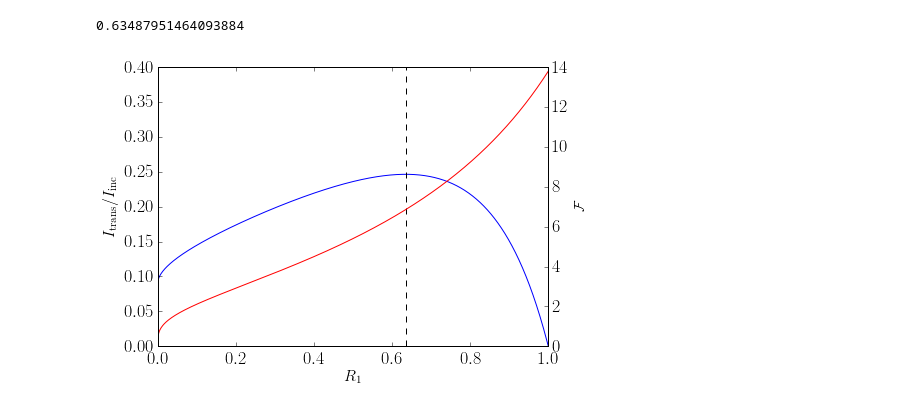
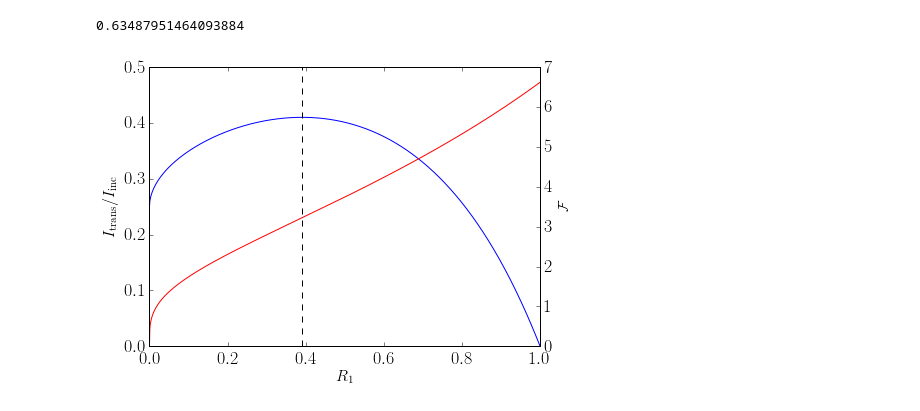
Before and after one commit to sduquemesa/CavityWeizmann, a Jupyter notebook: ramanEIT.ipynb, the cells around one changed output. Cells and saved outputs as stored; diff of their text form; code cells hidden in the pictures.

```diff
--- a/ramanEIT.ipynb
+++ b/ramanEIT.ipynb
@@ -535,8 +538,8 @@ Rmax
 # %% [output]
 0.63487951464093884
 # %%
-delta = 0.04
-ratio = 0.3
+delta = 0.08
+ratio = 0.5
 
 R1 = np.linspace(0,1,1000)
 
@@ -550,21 +553,22 @@ Rmax = np.exp(-2*delta)*(1-np.exp(delta)*ratio)
 # %%
 fig, ax1 = plt.subplots()
 ax1.plot(R1,trans)
 ax1.set_xlabel(r'$R_1$', fontsize=16)
 # Make the y-axis label and tick labels match the line color.
 ax1.set_ylabel(r'$I_\mathrm{trans}/I_\mathrm{inc}$', fontsize=16)
-ax1.axis([0,1,0.,0.4])
-plt.axvline(Rmax,color='k',ls='dashed' )
+ax1.axis([0,1,0.,0.5])
+#plt.axvline(Rmax,color='k',ls='dashed')
+plt.axvline((1-T2)*np.exp(-2*delta),color='k',ls='dashed')
 for tl in ax1.get_yticklabels():
     tl.set_fontsize(18)
 for tl in ax1.get_xticklabels():
     tl.set_fontsize(18)
 
 ax2 = ax1.twinx()
 plt.plot(R1,finesse,'r-')
 ax2.set_ylabel(r'$\mathcal{F}$', fontsize=14)
 for tl in ax2.get_yticklabels():
     tl.set_fontsize(18)
 #ax2.axis([0,0.15,0,50])
 # %% [output]
-[figure, old version]
+[figure, new version]
```
Also changed, not shown: parts of 5 cells of this notebook.
